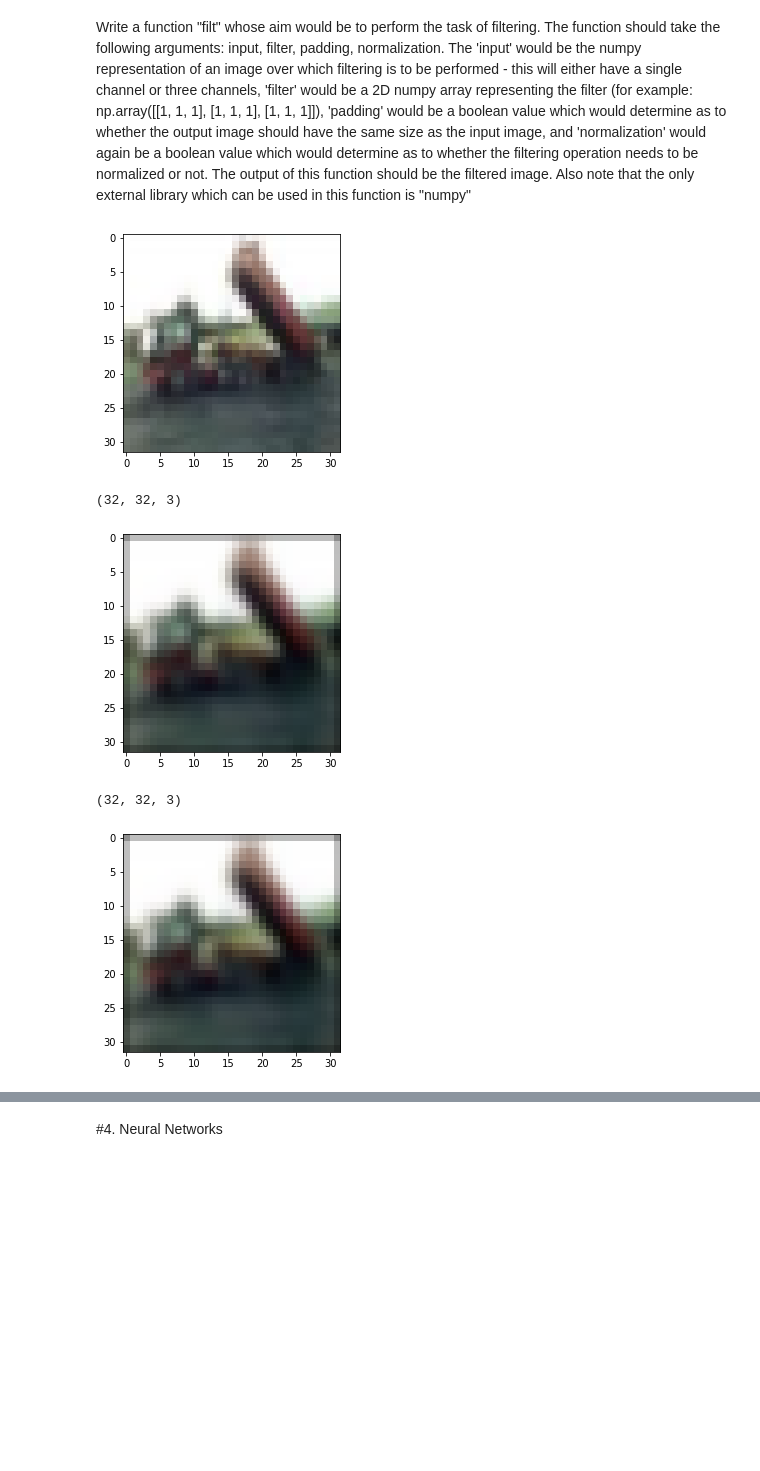
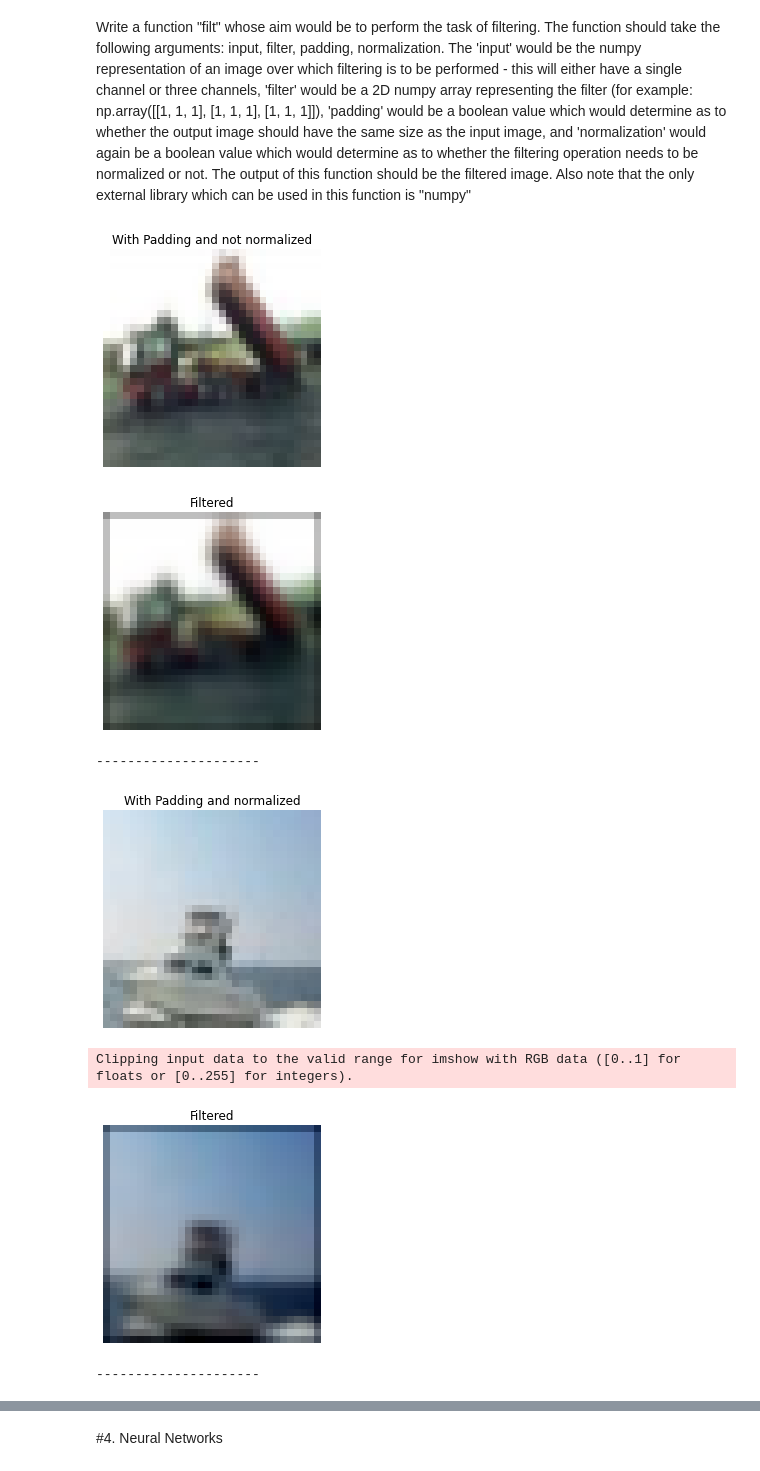
Before and after one commit to ms03831/nn-HoG-classification-CIFAR10, a Jupyter notebook: classification_cifar10.ipynb, the cells around one changed output, grey strips where cells are left out. Cells and saved outputs as stored; diff of their text form; code cells hidden in the pictures; blank space fills up the shorter version.

```diff
--- a/classification_cifar10.ipynb
+++ b/classification_cifar10.ipynb
@@ -60,10 +65,11 @@ plt.show()
 # %%
+classes = ['airplanes', 'cars', 'birds', 'cats', 'deer', 'dogs', 'frogs', 'horses', 'ships', 'trucks']
 f, ax = plt.subplots(1, 10, figsize=(20, 5))
 for c in range(10):
     for i, j in zip(x_train, y_train):
         if j == [c]:
             ax[c].imshow(i)
-            ax[c].set_title("class: ".format(c))
+            ax[c].set_title("class: "+(classes[c]))
             ax[c].axis('off')
             break
 # %% [output]
@@ -104,44 +110,81 @@ def filt(input, filter, padding, normalization):
     if padding:
         padding_w = (n_1 - 1)//2
         padding_h = (n_2 - 1)//2
         zero_pad_w = np.zeros((w, padding_w, d))
         input = np.concatenate((zero_pad_w, input, zero_pad_w), axis=1)
         zero_pad_h = np.zeros((padding_h, input.shape[1], d))
         input = np.concatenate((zero_pad_h, input, zero_pad_h), axis=0)
     w, h, d = input.shape
 
     new_shape = (w - n_1 + 1, h - n_2 + 1, d)
     new_image = np.zeros(new_shape)
 
-    if normalization:
-        n = np.sum(filter[:, :, 0])
-        filter = filter/n
+
     for i in range(w-n_1+1):
         for j in range(h-n_2+1):
           for k in range(d):
               new_image[i][j][k] = np.sum(input[i:i+n_1, j:j+n_2, k] * filter[:, :, k])
+    if normalization:
+        min_ = new_image.min(axis=(0, 1), keepdims=True)
+        max_ = new_image.max(axis=(0, 1), keepdims=True)
+        new_image = new_image - min_/(max_ - min_)
+
     if new_image.shape[-1] == 1:
         shape = new_image.shape[:2]
         new_image = new_image.reshape(shape)
-    print(new_image.shape)
-    plt.imshow(new_image)#, cmap = 'gray')
+    plt.imshow(new_image)
+    plt.title('Filtered')
+    plt.axis('off')
     plt.show()
 
-#(x_train, y_train), (x_test, y_test) = tf.keras.datasets.fashion_mnist.load_data()
 img = np.array(x_train[2])
-plt.imshow(img)#, cmap = 'gray')
+plt.imshow(img)
+plt.title('With Padding and not normalized')
+plt.axis('off')
 plt.show()
 filter_guass = cv2.getGaussianKernel(3, 0)
-
 filter_guass = np.dot(filter_guass, filter_guass.T)
-
 filter_guass = np.array([filter_guass, filter_guass, filter_guass])
 filter_guass = filter_guass.T
 filt(img, filter_guass, True, False)
+print('---------------------\n\n')
+img = np.array(x_train[100])
+plt.imshow(img)
+plt.title('With Padding and normalized')
+plt.axis('off')
+plt.show()
+filter_guass = cv2.getGaussianKernel(3, 0)
+filter_guass = np.dot(filter_guass, filter_guass.T)
+filter_guass = np.array([filter_guass, filter_guass, filter_guass])
+filter_guass = filter_guass.T
 filt(img, filter_guass, True, True)
+print('---------------------\n\n')
+img = np.array(x_train[1000])
+plt.imshow(img)
+plt.title('Without Padding and normalized')
+plt.axis('off')
+plt.show()
+filter_guass = cv2.getGaussianKernel(3, 0)
+filter_guass = np.dot(filter_guass, filter_guass.T)
+filter_guass = np.array([filter_guass, filter_guass, filter_guass])
+filter_guass = filter_guass.T
+filt(img, filter_guass, False, True)
+print('---------------------\n\n')
+img = np.array(x_train[2000])
+plt.imshow(img)
+plt.title('Without Padding and not normalized')
+plt.axis('off')
+plt.show()
+filter_guass = cv2.getGaussianKernel(3, 0)
+filter_guass = np.dot(filter_guass, filter_guass.T)
+filter_guass = np.array([filter_guass, filter_guass, filter_guass])
+filter_guass = filter_guass.T
+filt(img, filter_guass, False, False)
 # %% [output]
-[figure, old version]
+[figure, new version]
+[figure, new version]
-(32, 32, 3)
+---------------------
-[figure, old version]
+[figure, new version]
-(32, 32, 3)
+Clipping input data to the valid range for imshow with RGB data ([0..1] for floats or [0..255] for integers).
-[figure, old version]
+[figure, added]
+---------------------
```
Also changed, not shown: parts of 25 cells of this notebook.
